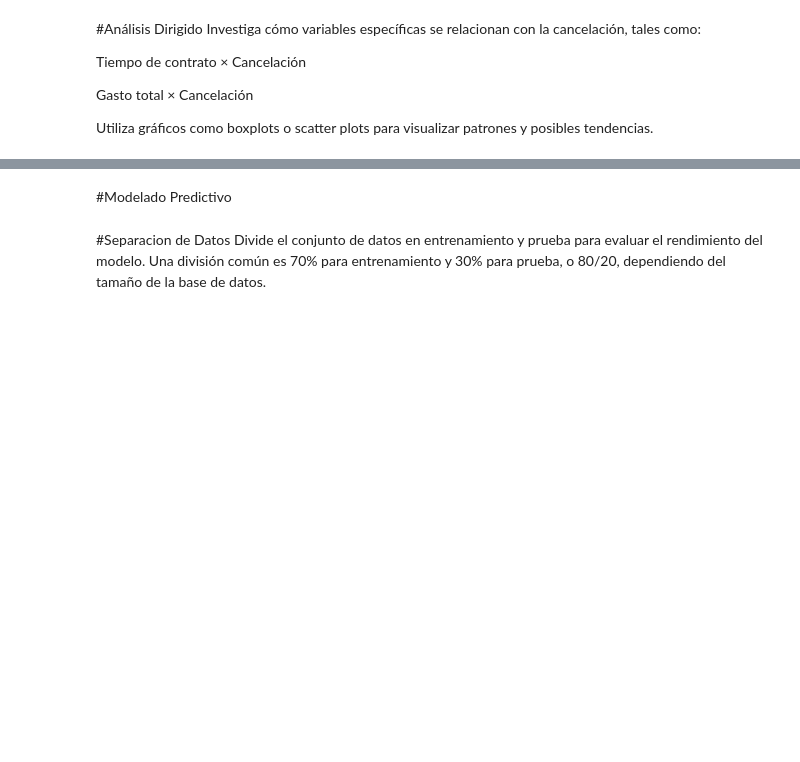
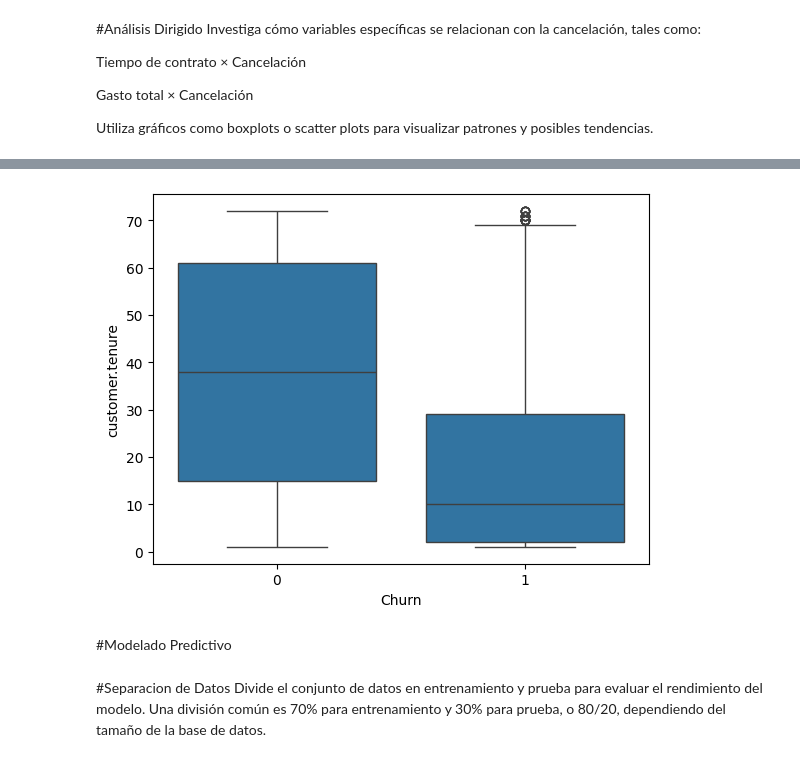
Before and after one commit to Raziedmar/telecomx-parte2-alura-latam, a Jupyter notebook: TelecomX_LATAM_Parte2.ipynb, the cells around one changed output, grey strips where cells are left out. Saved outputs shown, nothing was run; the diff lists cells and outputs as text; code cells hidden in the pictures; blank space fills up the shorter version.

```diff
--- a/TelecomX_LATAM_Parte2.ipynb
+++ b/TelecomX_LATAM_Parte2.ipynb
@@ -90,3 +206,14 @@ Utiliza gráficos como boxplots o scatter plots para visualizar patrones y posib
+# %%
+#Tenure VS Churns
+sns.boxplot(
+    data=df,
+    x="Churn",
+    y="customer.tenure"
+)
+
+plt.show()
+# %% [output]
+[figure, added]
 # %% [markdown]
 #Modelado Predictivo
 # %% [markdown]
```
Also changed, not shown: parts of 19 cells of this notebook.
